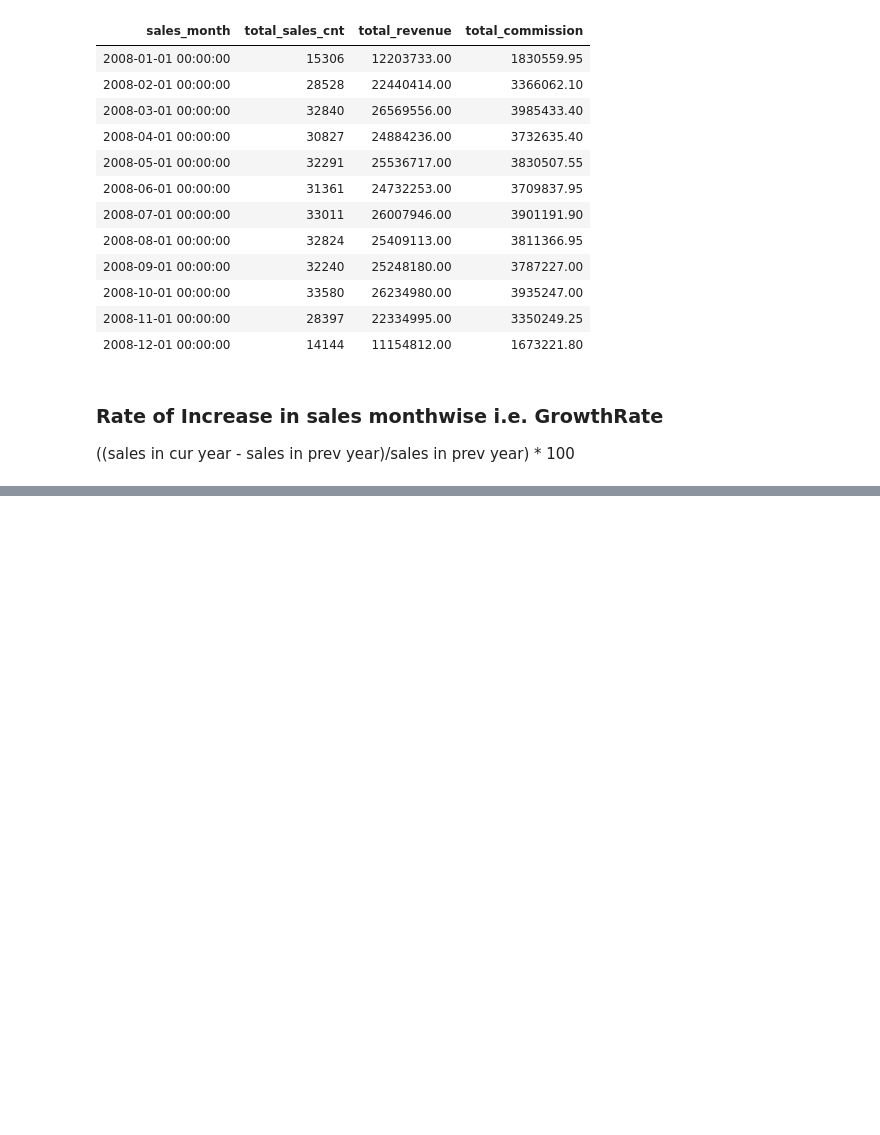
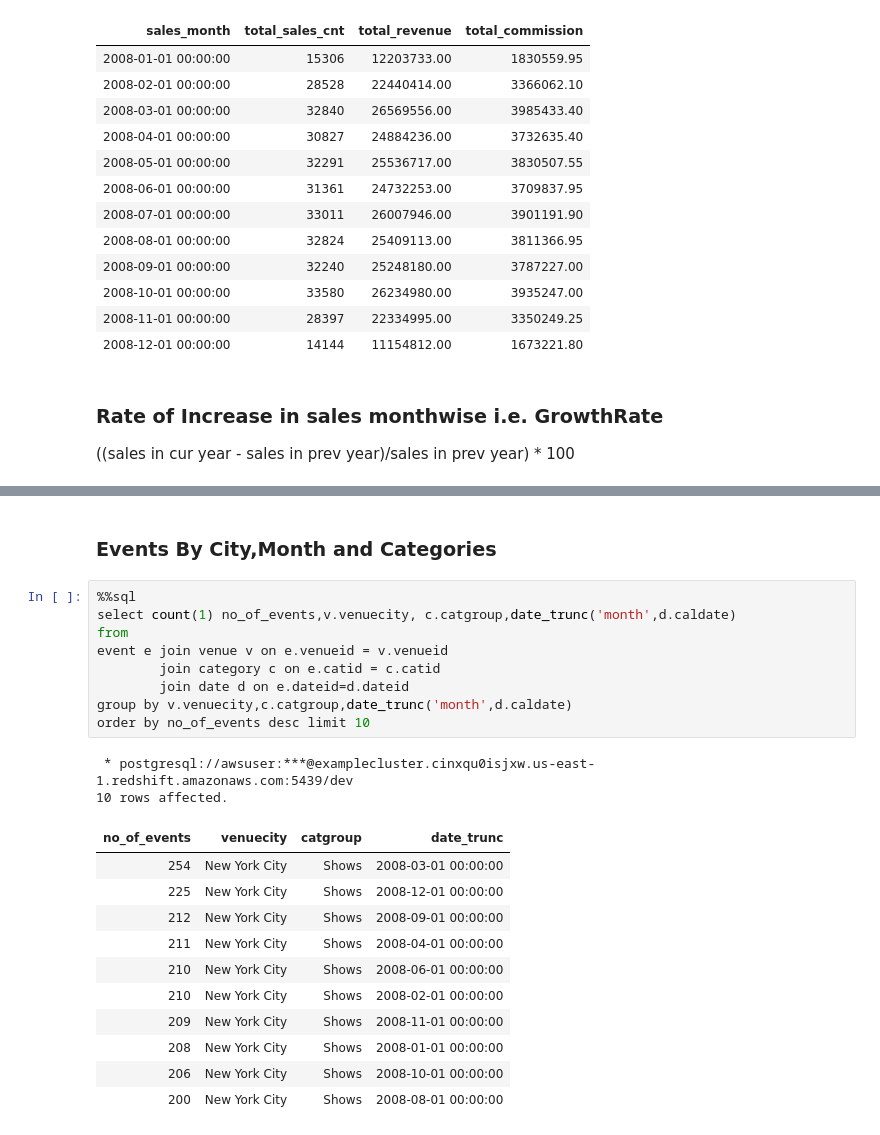
Before and after one commit to ishank296/sql-practice-questions, a Jupyter notebook: redshift_ticket_sales_analysis.ipynb, the cells around one changed output, grey strips where cells are left out. Cells and saved outputs as stored; diff of their text form; blank space fills up the shorter version.

```diff
--- a/redshift_ticket_sales_analysis.ipynb
+++ b/redshift_ticket_sales_analysis.ipynb
@@ -151,0 +196,25 @@ order by s1.current_salemonth
+# %% [markdown]
+### Events By City,Month and Categories
+# %%
+%%sql
+select count(1) no_of_events,v.venuecity, c.catgroup,date_trunc('month',d.caldate)
+from
+event e join venue v on e.venueid = v.venueid
+        join category c on e.catid = c.catid
+        join date d on e.dateid=d.dateid
+group by v.venuecity,c.catgroup,date_trunc('month',d.caldate)
+order by no_of_events desc limit 10
+# %% [output]
+ * postgresql://awsuser:***@examplecluster.cinxqu0isjxw.us-east-1.redshift.amazonaws.com:5439/dev
+10 rows affected.
+| no_of_events | venuecity | catgroup | date_trunc |
+| 254 | New York City | Shows | 2008-03-01 00:00:00 |
+| 225 | New York City | Shows | 2008-12-01 00:00:00 |
+| 212 | New York City | Shows | 2008-09-01 00:00:00 |
+| 211 | New York City | Shows | 2008-04-01 00:00:00 |
+| 210 | New York City | Shows | 2008-06-01 00:00:00 |
+| 210 | New York City | Shows | 2008-02-01 00:00:00 |
+| 209 | New York City | Shows | 2008-11-01 00:00:00 |
+| 208 | New York City | Shows | 2008-01-01 00:00:00 |
+| 206 | New York City | Shows | 2008-10-01 00:00:00 |
+| 200 | New York City | Shows | 2008-08-01 00:00:00 |
```
Also changed, not shown: parts of 8 cells of this notebook.
